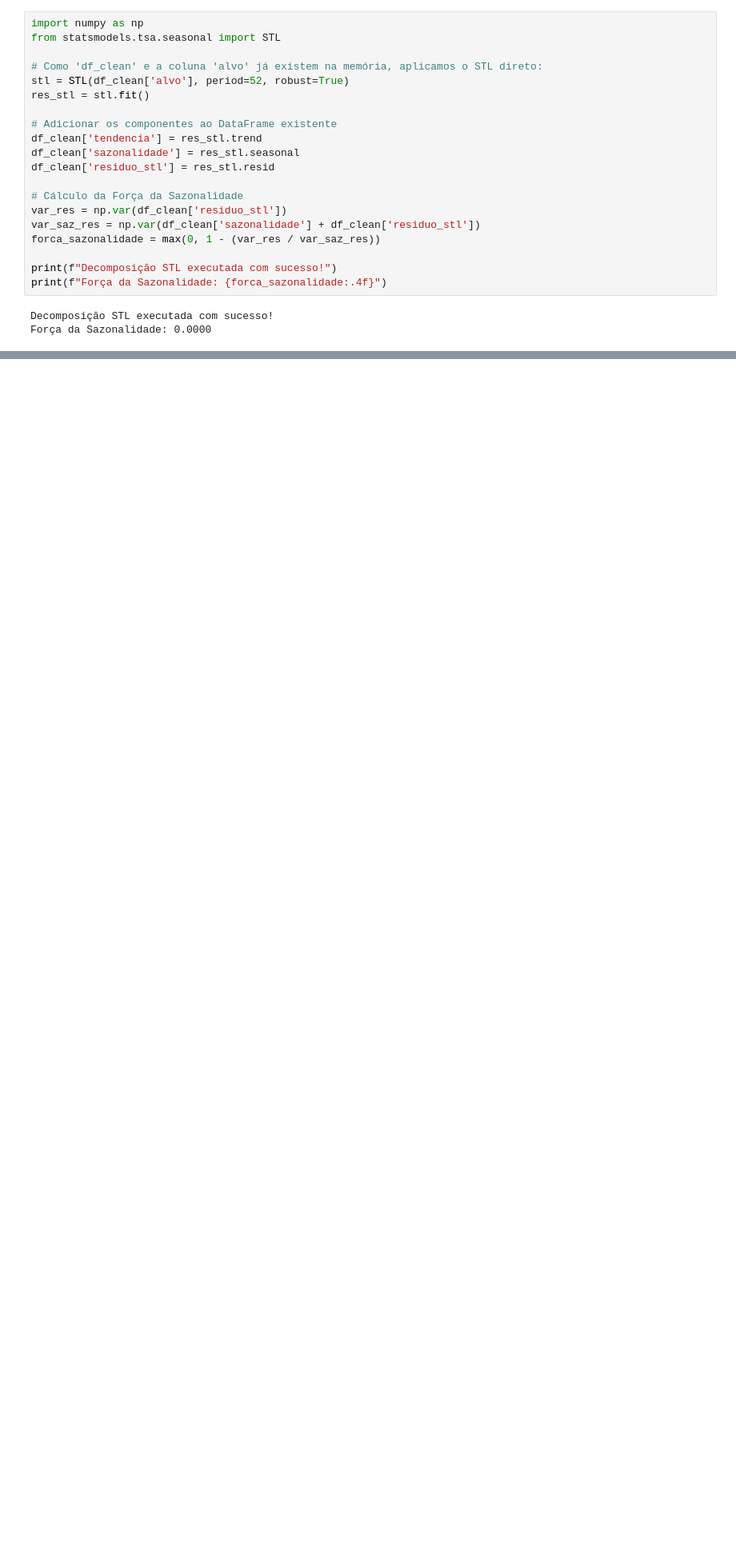
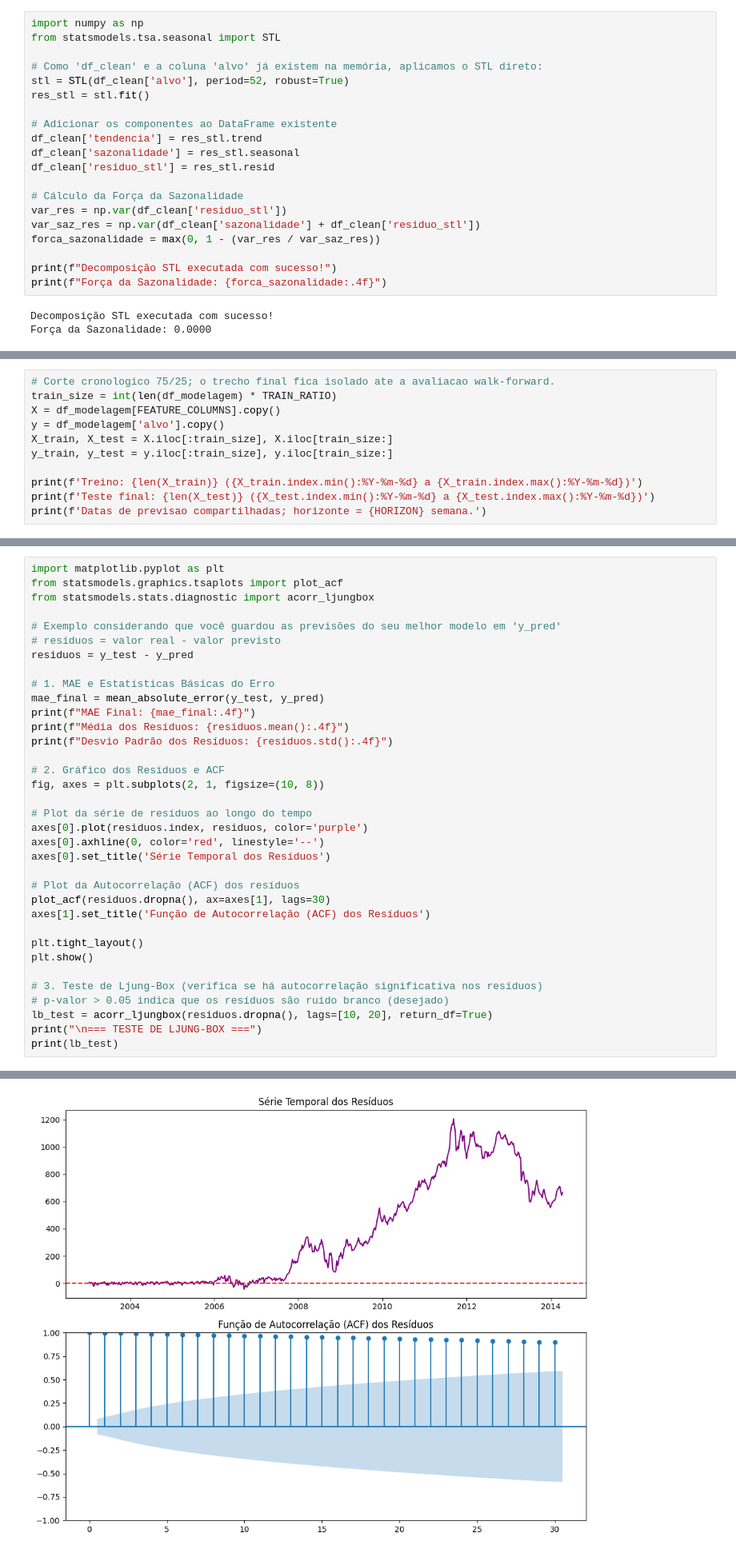
Before and after one commit to GiovannaRosaN/modelos-svr, a Jupyter notebook: notebooks/05_base_05.ipynb, the cells around one changed output, grey strips where cells are left out. Shown at 80% size. Drawn from its saved outputs; the diff is of its cells as text; blank space fills up the shorter version.

```diff
--- a/notebooks/05_base_05.ipynb
+++ b/notebooks/05_base_05.ipynb
@@ -135,0 +219,11 @@ Força da Sazonalidade: 0.0000
+# %%
+# Corte cronologico 75/25; o trecho final fica isolado ate a avaliacao walk-forward.
+train_size = int(len(df_modelagem) * TRAIN_RATIO)
+X = df_modelagem[FEATURE_COLUMNS].copy()
+y = df_modelagem['alvo'].copy()
+X_train, X_test = X.iloc[:train_size], X.iloc[train_size:]
+y_train, y_test = y.iloc[:train_size], y.iloc[train_size:]
+
+print(f'Treino: {len(X_train)} ({X_train.index.min():%Y-%m-%d} a {X_train.index.max():%Y-%m-%d})')
+print(f'Teste final: {len(X_test)} ({X_test.index.min():%Y-%m-%d} a {X_test.index.max():%Y-%m-%d})')
+print(f'Datas de previsao compartilhadas; horizonte = {HORIZON} semana.')
@@ -135,0 +464,36 @@ Força da Sazonalidade: 0.0000
+# %%
+import matplotlib.pyplot as plt
+from statsmodels.graphics.tsaplots import plot_acf
+from statsmodels.stats.diagnostic import acorr_ljungbox
+
+# Exemplo considerando que você guardou as previsões do seu melhor modelo em 'y_pred'
+# resíduos = valor real - valor previsto
+residuos = y_test - y_pred
+
+# 1. MAE e Estatísticas Básicas do Erro
+mae_final = mean_absolute_error(y_test, y_pred)
+print(f"MAE Final: {mae_final:.4f}")
+print(f"Média dos Resíduos: {residuos.mean():.4f}")
+print(f"Desvio Padrão dos Resíduos: {residuos.std():.4f}")
+
+# 2. Gráfico dos Resíduos e ACF
+fig, axes = plt.subplots(2, 1, figsize=(10, 8))
+
+# Plot da série de resíduos ao longo do tempo
+axes[0].plot(residuos.index, residuos, color='purple')
+axes[0].axhline(0, color='red', linestyle='--')
+axes[0].set_title('Série Temporal dos Resíduos')
+
+# Plot da Autocorrelação (ACF) dos resíduos
+plot_acf(residuos.dropna(), ax=axes[1], lags=30)
+axes[1].set_title('Função de Autocorrelação (ACF) dos Resíduos')
+
+plt.tight_layout()
+plt.show()
+
+# 3. Teste de Ljung-Box (verifica se há autocorrelação significativa nos resíduos)
+# p-valor > 0.05 indica que os resíduos são ruído branco (desejado)
+lb_test = acorr_ljungbox(residuos.dropna(), lags=[10, 20], return_df=True)
+print("\n=== TESTE DE LJUNG-BOX ===")
+print(lb_test)
+# %% [output]
@@ -135,0 +503 @@ Força da Sazonalidade: 0.0000
+[figure, added]
```
Also changed, not shown: parts of 24 cells of this notebook, 4 other files.
